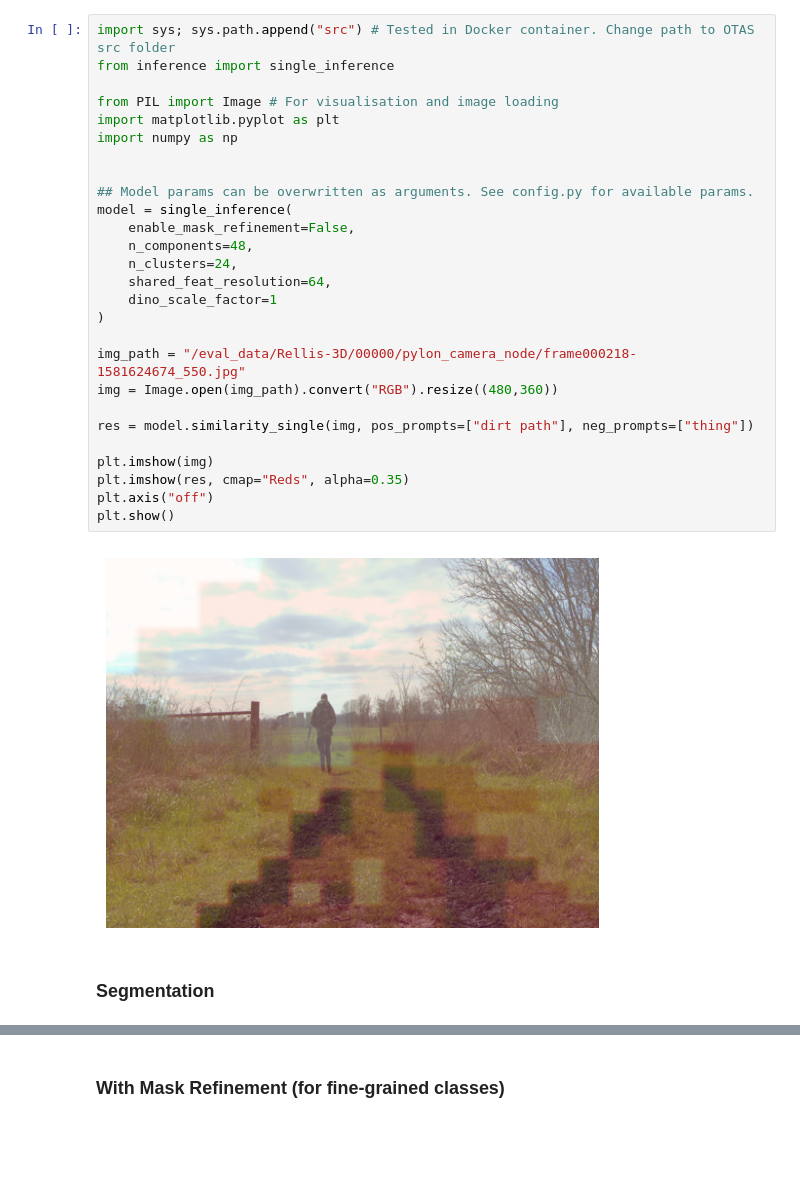
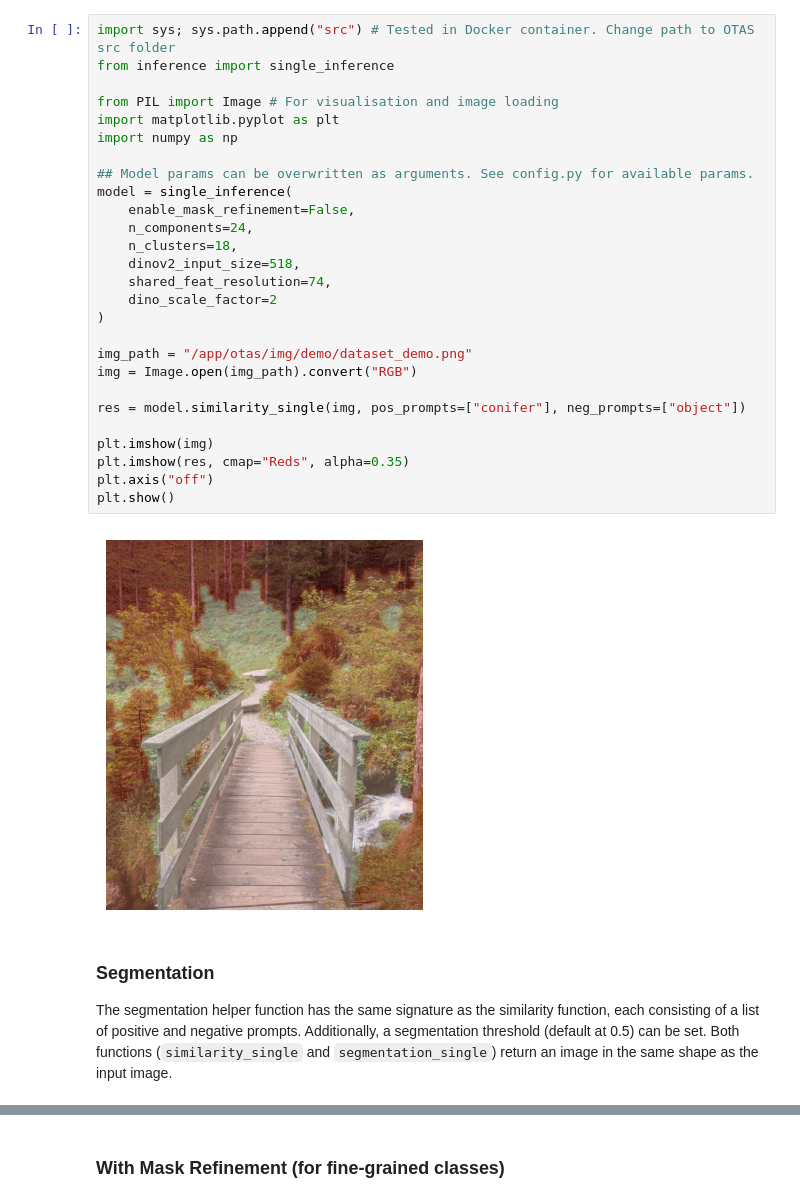
Before and after one commit to SimonSchwaiger/otas, a Jupyter notebook: demo.ipynb, the cells around one changed output, grey strips where cells are left out. Saved outputs shown, nothing was run; the diff lists cells and outputs as text; blank space fills up the shorter version.

```diff
--- a/demo.ipynb
+++ b/demo.ipynb
@@ -9,32 +11,34 @@ The example image is from the RELLIS-3D dataset [(link)](https://github.com/unma
 # %%
 import sys; sys.path.append("src") # Tested in Docker container. Change path to OTAS src folder
 from inference import single_inference
 
 from PIL import Image # For visualisation and image loading
 import matplotlib.pyplot as plt
 import numpy as np
 
-
 ## Model params can be overwritten as arguments. See config.py for available params.
 model = single_inference(
     enable_mask_refinement=False,
-    n_components=48,
-    n_clusters=24,
-    shared_feat_resolution=64,
-    dino_scale_factor=1
+    n_components=24,
+    n_clusters=18,
+    dinov2_input_size=518,
+    shared_feat_resolution=74,
+    dino_scale_factor=2
 )
 
-img_path = "/eval_data/Rellis-3D/00000/pylon_camera_node/frame000218-1581624674_550.jpg"
-img = Image.open(img_path).convert("RGB").resize((480,360))
+img_path = "/app/otas/img/demo/dataset_demo.png"
+img = Image.open(img_path).convert("RGB")
 
-res = model.similarity_single(img, pos_prompts=["dirt path"], neg_prompts=["thing"])
+res = model.similarity_single(img, pos_prompts=["conifer"], neg_prompts=["object"])
 
 plt.imshow(img)
 plt.imshow(res, cmap="Reds", alpha=0.35)
 plt.axis("off")
 plt.show()
 # %% [output]
-[figure, old version]
+[figure, new version]
 # %% [markdown]
 ### Segmentation
+
+The segmentation helper function has the same signature as the similarity function, each consisting of a list of positive and negative prompts. Additionally, a segmentation threshold (default at 0.5) can be set. Both functions (`similarity_single` and `segmentation_single`) return an image in the same shape as the input image.
 # %%
```
Also changed, not shown: parts of 22 cells of this notebook, 3 other files.
